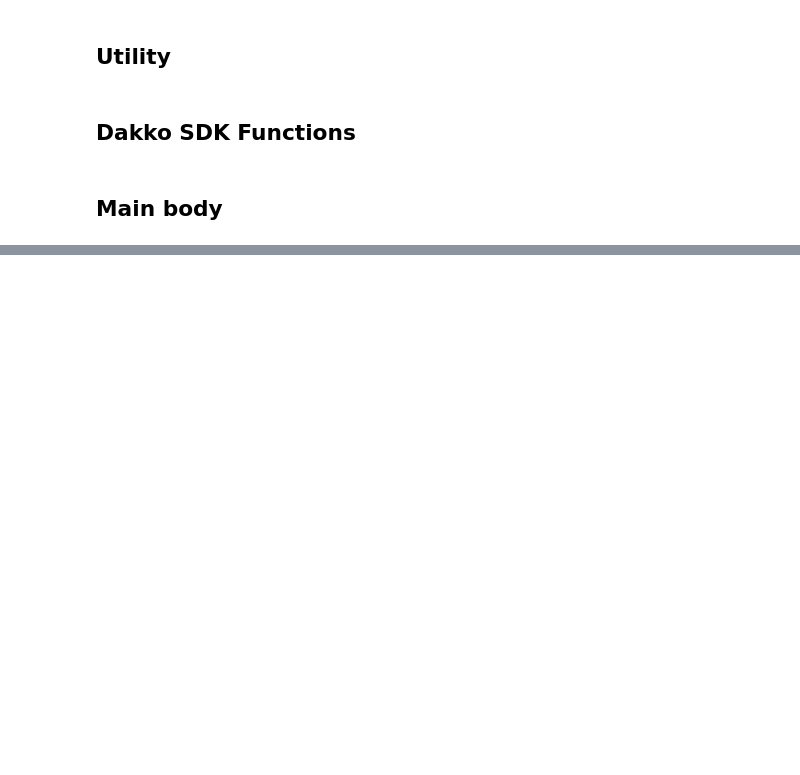
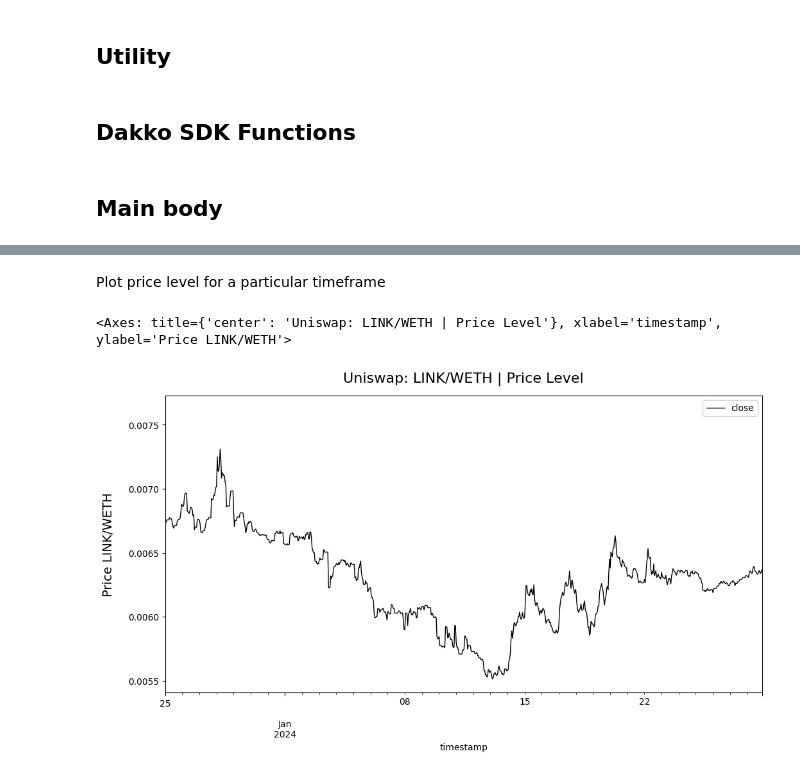
Before and after one commit to echarish/demo-python-notebook, a Jupyter notebook: demo_flow.ipynb, the cells around one changed output, grey strips where cells are left out. Saved outputs shown, nothing was run; the diff lists cells and outputs as text; code cells hidden in the pictures; blank space fills up the shorter version.

```diff
--- a/demo_flow.ipynb
+++ b/demo_flow.ipynb
@@ -142,9 +146,9 @@ def get_liq_ticks(df: pd.DataFrame, dec0: int = 18, dec1: int = 18):
     tick_liquidity["amount1locked"] = 0
 
     for _, row in df.iterrows():
-        tick_liquidity.loc[
-            row["tickLower"] : row["tickUpper"], "totalLiquidity"
-        ] += row["liquidity"]
+        tick_liquidity.loc[row["tickLower"] : row["tickUpper"], "totalLiquidity"] += (
+            row["liquidity"]
+        )
         tick_liquidity.loc[row["tickLower"] : row["tickUpper"], "amount0locked"] += row[
             "amount0"
         ]
@@ -649,0 +707,22 @@ neg_pa
+# %%
+swaps_1h, swaps_vol, mints, burns = dakko_client.get_processed_pool_events(
+    dakko_client.LINK_WETH_UNI3
+)
+# %% [markdown]
+Plot price level for a particular timeframe
+# %%
+s_start_dt = datetime(2023, 12, 25)
+s_end_dt = datetime(2024, 1, 30)
+
+# plot token price
+dakko_client.plot_token_price(
+    swaps_1h,
+    start_dt=s_start_dt,
+    end_dt=s_end_dt,
+    symbol="LINK/WETH",
+    dex="uniswap",
+    figsize=(12, 6),
+)
+# %% [output]
+<Axes: title={'center': 'Uniswap: LINK/WETH | Price Level'}, xlabel='timestamp', ylabel='Price LINK/WETH'>
+[figure, added]
```
Also changed, not shown: parts of 34 cells of this notebook.
